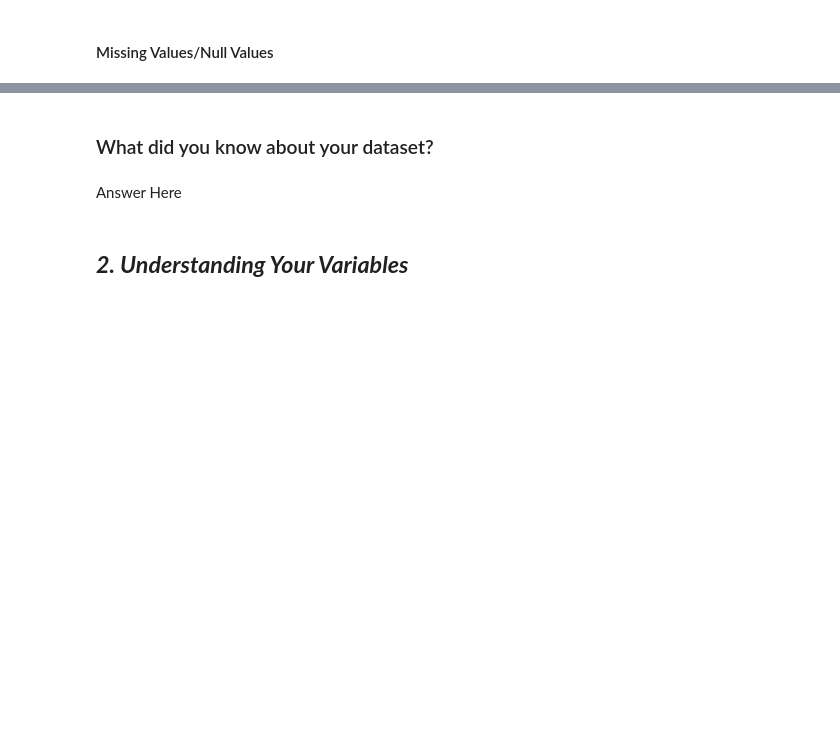
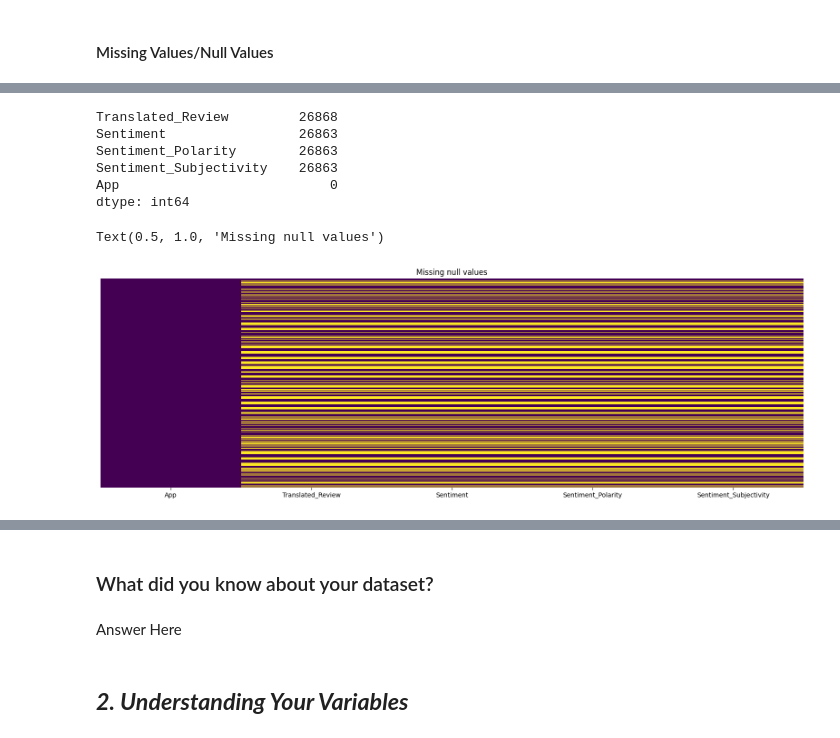
Before and after one commit to bhupesh-oo7/Capstone-EDA, a Jupyter notebook: Capstone_Project_EDA.ipynb, the cells around one changed output, grey strips where cells are left out. Drawn from its saved outputs; the diff is of its cells as text; code cells hidden in the pictures; blank space fills up the shorter version.

```diff
--- a/Capstone_Project_EDA.ipynb
+++ b/Capstone_Project_EDA.ipynb
@@ -181,0 +204,18 @@ memory usage: 2.5+ MB
+# %%
+# Missing Values/Null Values Count
+reviews.isnull().sum().sort_values(ascending = False)
+# %% [output]
+Translated_Review         26868
+Sentiment                 26863
+Sentiment_Polarity        26863
+Sentiment_Subjectivity    26863
+App                           0
+dtype: int64
+# %%
+# Visualizing the missing values
+plt.rcParams['figure.figsize'] = (20,6)
+sns.heatmap(reviews.isnull(),yticklabels = False, cbar = False , cmap = 'viridis')
+plt.title("Missing null values")
+# %% [output]
+Text(0.5, 1.0, 'Missing null values')
+[figure, added]
```
Also changed, not shown: parts of 5 cells of this notebook.
